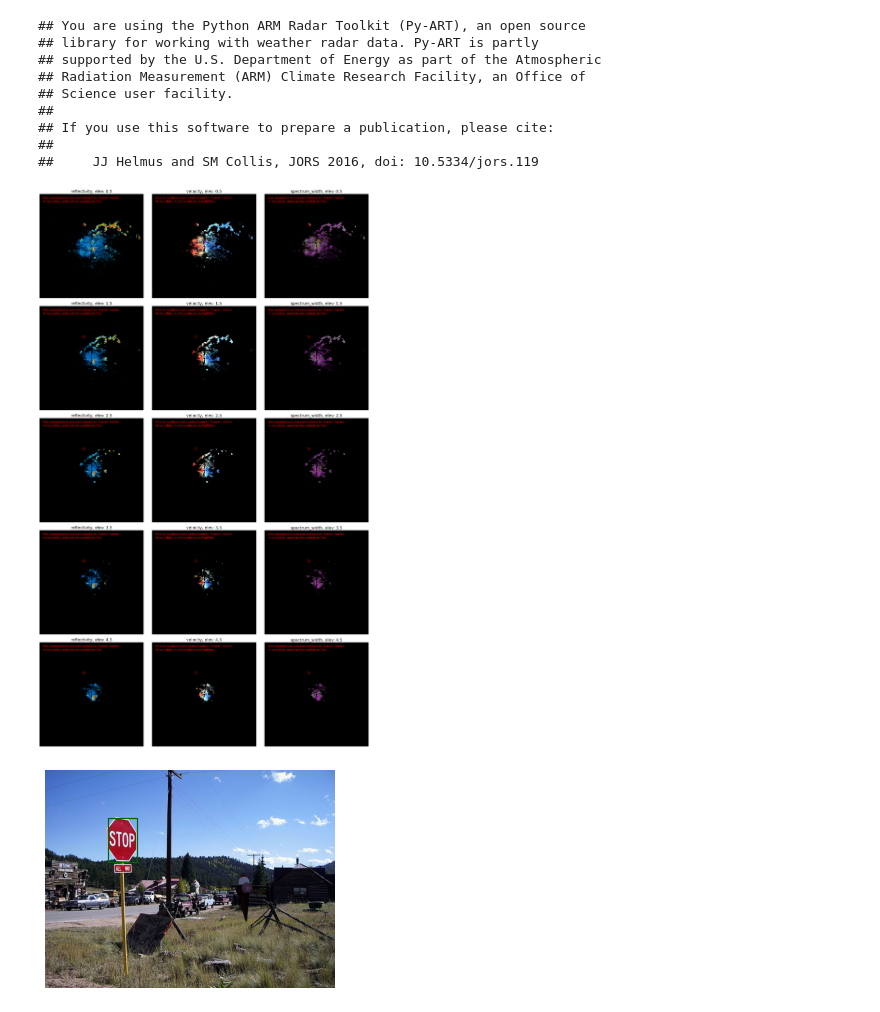
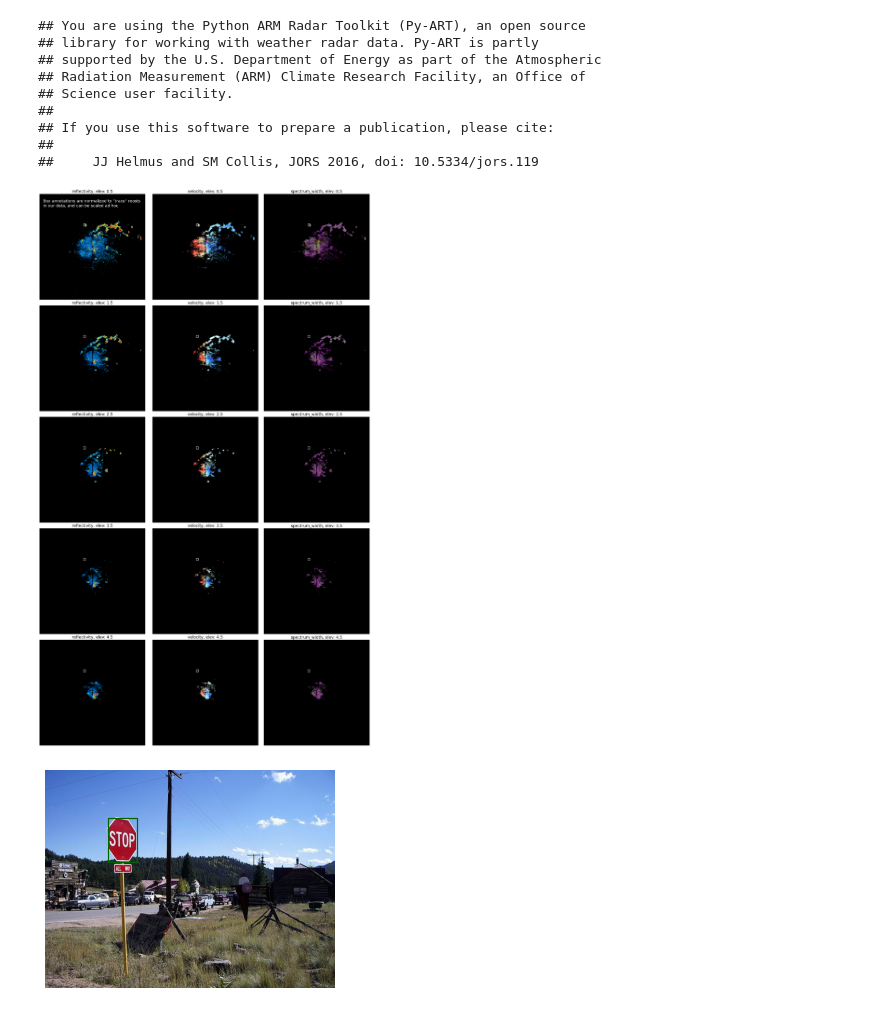
Before and after one commit to darkecology/wsrdata, a Jupyter notebook: tools/visualization.ipynb, the cells around one changed output. Cells and saved outputs as stored; diff of their text form; code cells hidden in the pictures.

```diff
--- a/tools/visualization.ipynb
+++ b/tools/visualization.ipynb
@@ -75,41 +75,42 @@ for i, attr in enumerate(ATTRIBUTES):
     for j, elev in enumerate(ELEVATIONS):
         if len(ATTRIBUTES) > 1 and len(ELEVATIONS) > 1:
             subplt = axs[j, i]
         elif len(ATTRIBUTES) > 1:
             subplt = axs[i]
         else:
             subplt = axs[j]
         subplt.axis('off')
         subplt.set_title(f"{attr}, elev: {elev}", fontsize=18)
         cm = plt.get_cmap(pyart.config.get_field_colormap(attr))
         rgb = cm(NORMALIZERS[attr](
             array[attributes.index(attr), elevations.index(elev), :, :]
         ))[:, :, :3] # omit the fourth alpha dimension
         # save the channel as png image in the image direction (row 0 is North, large y is South)
         # image.imsave(os.path.join(OUTPUT_DIR, f"{scan['key']}_{attr}{elev}.png"), rgb[::-1, :, :])
         subplt.imshow(
             rgb, origin='lower'
         ) # set the origin to lower so that north is the top of the image
 
         # draw bounding box
         for annotation_id in scan["annotation_ids"]:
             bbox = dataset["annotations"][annotation_id]["bbox"]
             subplt.add_patch(
                 patches.Rectangle(
                     (bbox[0], bbox[1]), bbox[2], bbox[3], # xy, w, h
-                    linewidth=1.2, edgecolor='r', facecolor='none'
+                    linewidth=1.5, edgecolor='white', facecolor='none'
                 )
             )
-            subplt.text(
-                20, 530,
-                'Box annotations are normalized to \"trace\" roosts \n' \
-                'in our data, and can be scaled ad hoc.\n',
-                bbox=dict(facecolor='white', alpha=0), fontsize=14, color='r'
-            )
+            if i == j == 0:
+                subplt.text(
+                    20, 500,
+                    'Box annotations are normalized to \"trace\" roosts \n' \
+                    'in our data, and can be scaled ad hoc.\n',
+                    bbox=dict(facecolor='white', alpha=0), fontsize=18, color='white'
+                )
 plt.show()
 plt.close(fig)
 # %% [output]
-[figure, old version]
+[figure, new version]
 # %%
 # Visualize a random image with annotations from coco-2017 val data
 # to confirm that we are using the same bbox format as coco
```
